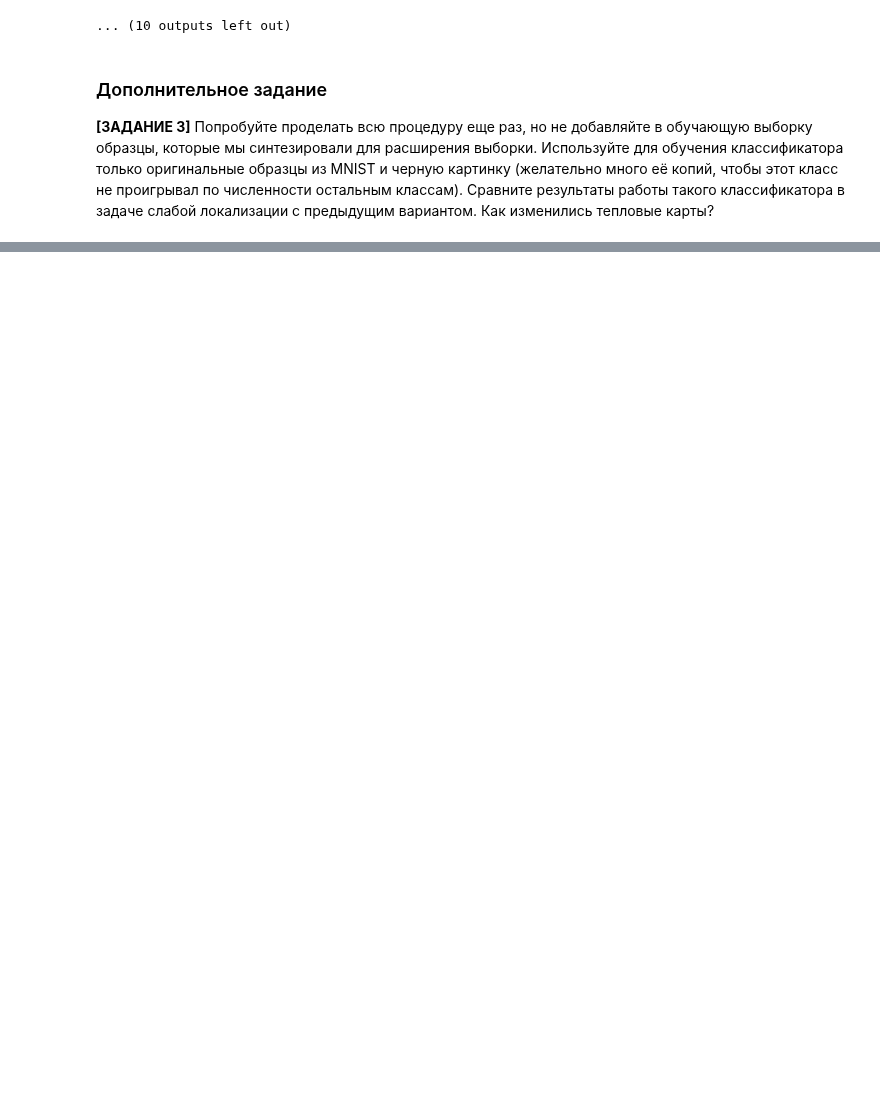
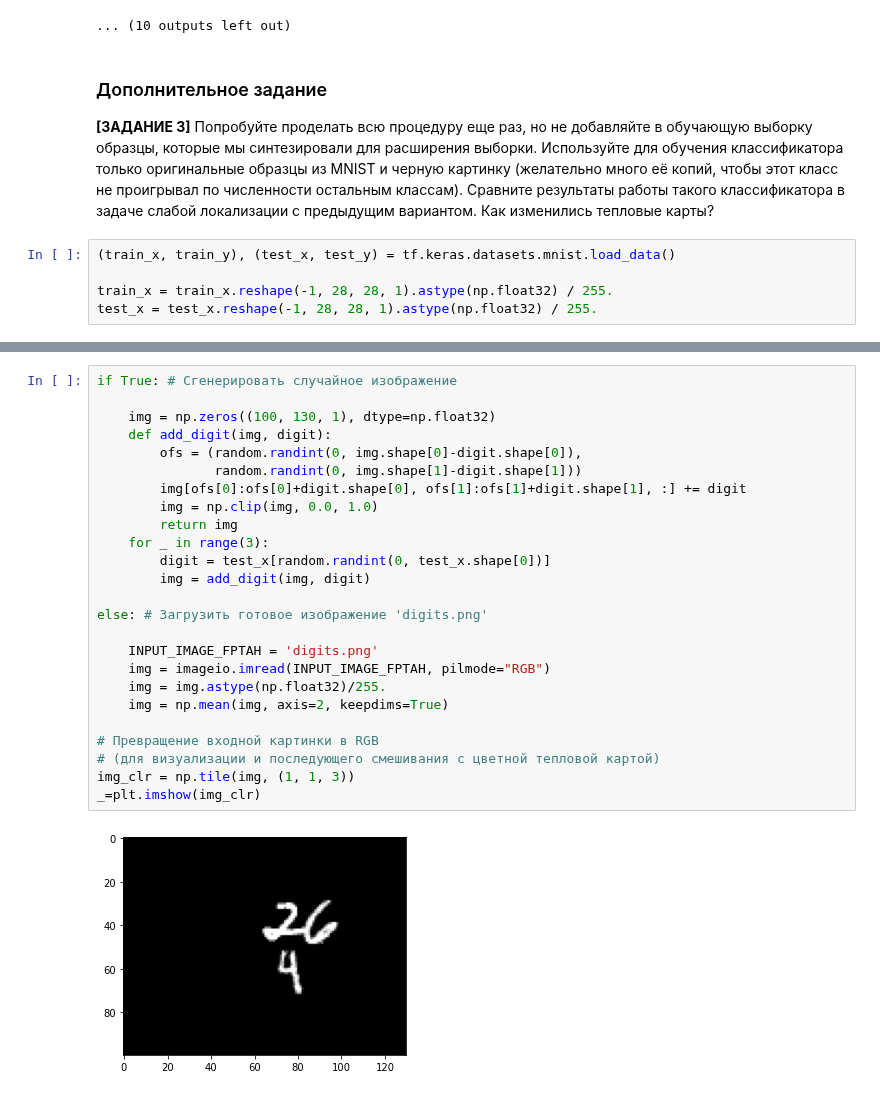
Before and after one commit to larinsi/DS0P, a Jupyter notebook: Machine_learning_Middle_level_Neural_networks/06_Semantic_segmentation_Pt1/Реализация_слабой_локализации_с_помощью_скользящего_окна_РАЗБОР.ipynb, the cells around one changed output, grey strips where cells are left out. Saved outputs shown, nothing was run; the diff lists cells and outputs as text; blank space fills up the shorter version.

```diff
--- a/Machine_learning_Middle_level_Neural_networks/06_Semantic_segmentation_Pt1/Реализация_слабой_локализации_с_помощью_скользящего_окна_РАЗБОР.ipynb
+++ b/Machine_learning_Middle_level_Neural_networks/06_Semantic_segmentation_Pt1/Реализация_слабой_локализации_с_помощью_скользящего_окна_РАЗБОР.ipynb
@@ -291,3 +324,8 @@ Heatmap for class: 5
 # %% [markdown]
 ### Дополнительное задание
 **[ЗАДАНИЕ 3]** Попробуйте проделать всю процедуру еще раз, но не добавляйте в обучающую выборку образцы, которые мы синтезировали для расширения выборки. Используйте для обучения классификатора только оригинальные образцы из MNIST и черную картинку (желательно много её копий, чтобы этот класс не проигрывал по численности остальным классам). Сравните результаты работы такого классификатора в задаче слабой локализации с предыдущим вариантом. Как изменились тепловые карты?
+# %%
+(train_x, train_y), (test_x, test_y) = tf.keras.datasets.mnist.load_data()
+
+train_x = train_x.reshape(-1, 28, 28, 1).astype(np.float32) / 255.
+test_x = test_x.reshape(-1, 28, 28, 1).astype(np.float32) / 255.
@@ -293,0 +385,27 @@ Heatmap for class: 5
+# %%
+if True: # Сгенерировать случайное изображение
+
+    img = np.zeros((100, 130, 1), dtype=np.float32)
+    def add_digit(img, digit):
+        ofs = (random.randint(0, img.shape[0]-digit.shape[0]),
+               random.randint(0, img.shape[1]-digit.shape[1]))
+        img[ofs[0]:ofs[0]+digit.shape[0], ofs[1]:ofs[1]+digit.shape[1], :] += digit
+        img = np.clip(img, 0.0, 1.0)
+        return img
+    for _ in range(3):
+        digit = test_x[random.randint(0, test_x.shape[0])]
+        img = add_digit(img, digit)
+
+else: # Загрузить готовое изображение 'digits.png'
+
+    INPUT_IMAGE_FPTAH = 'digits.png'
+    img = imageio.imread(INPUT_IMAGE_FPTAH, pilmode="RGB")
+    img = img.astype(np.float32)/255.
+    img = np.mean(img, axis=2, keepdims=True)
+
+# Превращение входной картинки в RGB
+# (для визуализации и последующего смешивания с цветной тепловой картой)
+img_clr = np.tile(img, (1, 1, 3))
+_=plt.imshow(img_clr)
+# %% [output]
+[figure, added]
```
Also changed, not shown: parts of 22 cells of this notebook.
